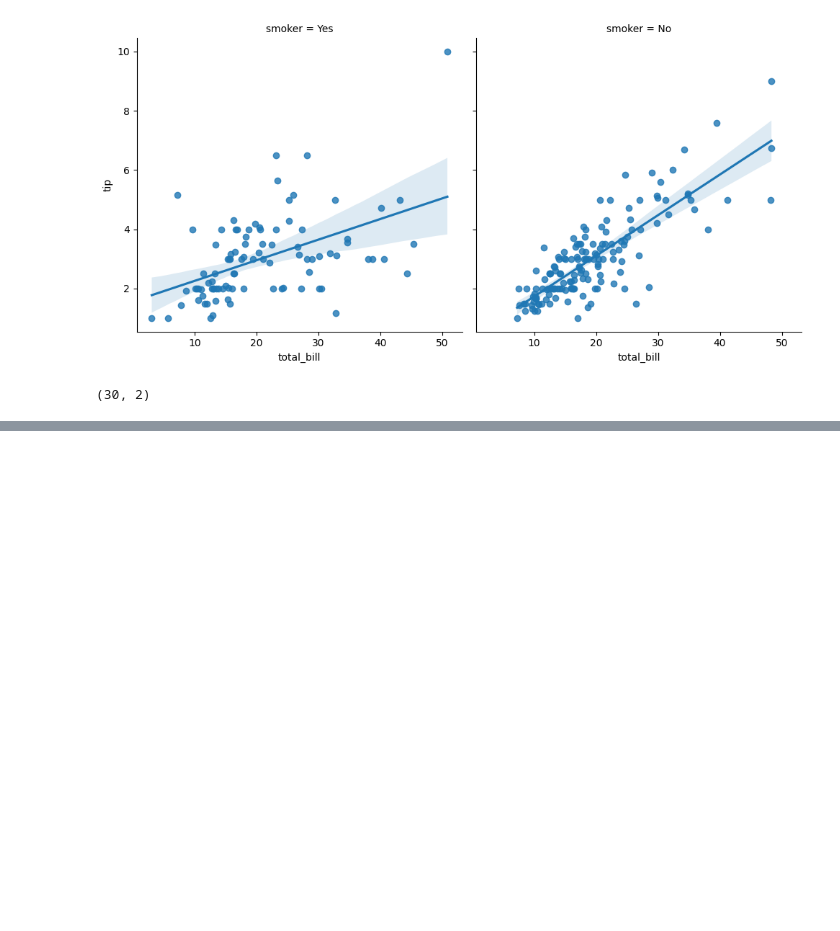
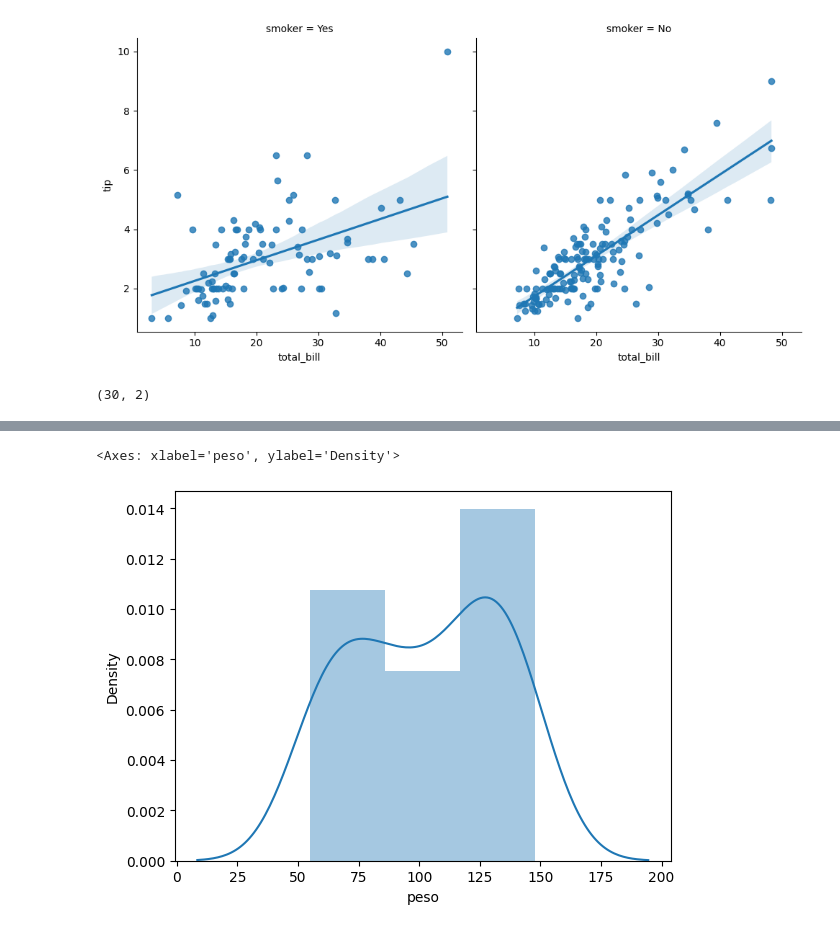
Before and after one commit to rheydne/curso-python, a Jupyter notebook: 11-graficos-python.ipynb/8-seaborn-graf-estatistico.ipynb, the cells around one changed output, grey strips where cells are left out. Drawn from its saved outputs; the diff is of its cells as text; code cells hidden in the pictures; blank space fills up the shorter version.

```diff
--- a/11-graficos-python.ipynb/8-seaborn-graf-estatistico.ipynb
+++ b/11-graficos-python.ipynb/8-seaborn-graf-estatistico.ipynb
@@ -60,0 +79,6 @@ sea.lmplot(data = df, x = "idade", y = "peso", fit_reg = True)
+# %%
+# distplot
+sea.distplot(df.peso)
+# %% [output]
+<Axes: xlabel='peso', ylabel='Density'>
+[figure, added]
```
Also changed, not shown: parts of 10 cells of this notebook, 4 other files.
